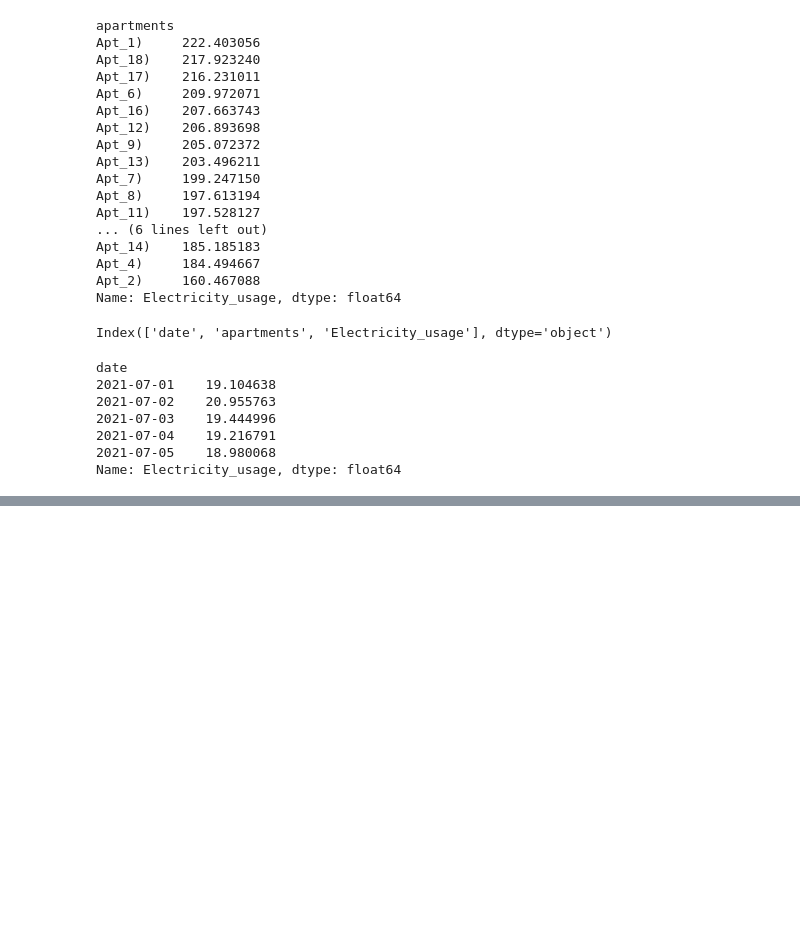
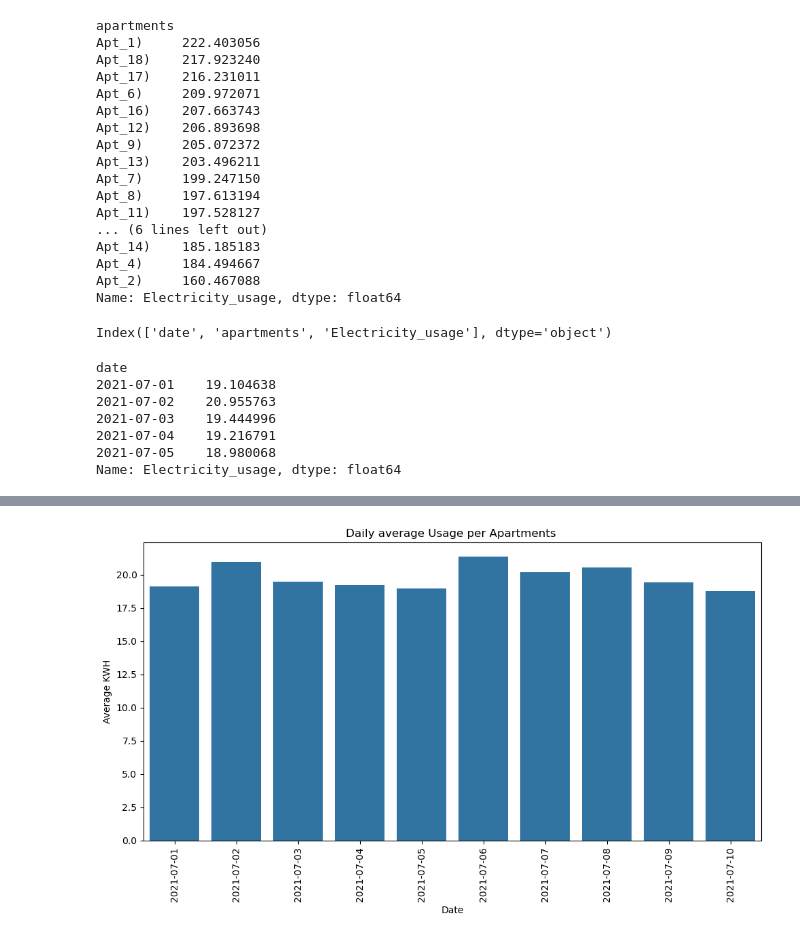
Before and after one commit to Aditiyakesavaraj/AI-ML-Training, a Jupyter notebook: Numpy.ipynb, the cells around one changed output, grey strips where cells are left out. Cells and saved outputs as stored; diff of their text form; code cells hidden in the pictures; blank space fills up the shorter version.

```diff
--- a/Numpy.ipynb
+++ b/Numpy.ipynb
@@ -199,0 +207,11 @@ NameError: name 'figures' is not defined
+# %%
+plt.figure(figsize=(10,6))
+sns.barplot(x=daily_avg.index,y=daily_avg)
+plt.xticks(rotation=90)
+plt.title("Daily average Usage per Apartments ")
+plt.xlabel("Date")
+plt.ylabel("Average KWH")
+plt.tight_layout()
+plt.show()
+# %% [output]
+[figure, added]
```
Also changed, not shown: parts of 1 cell of this notebook.
